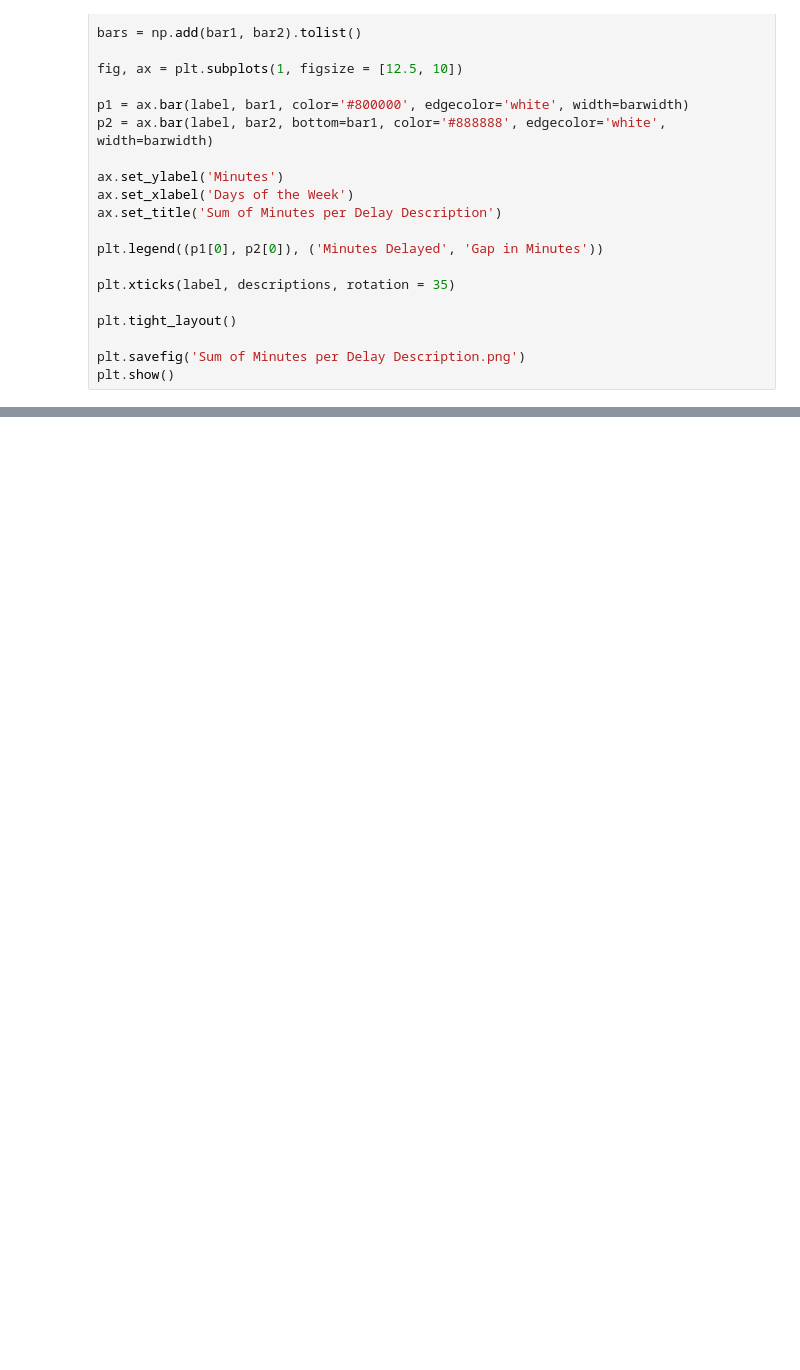
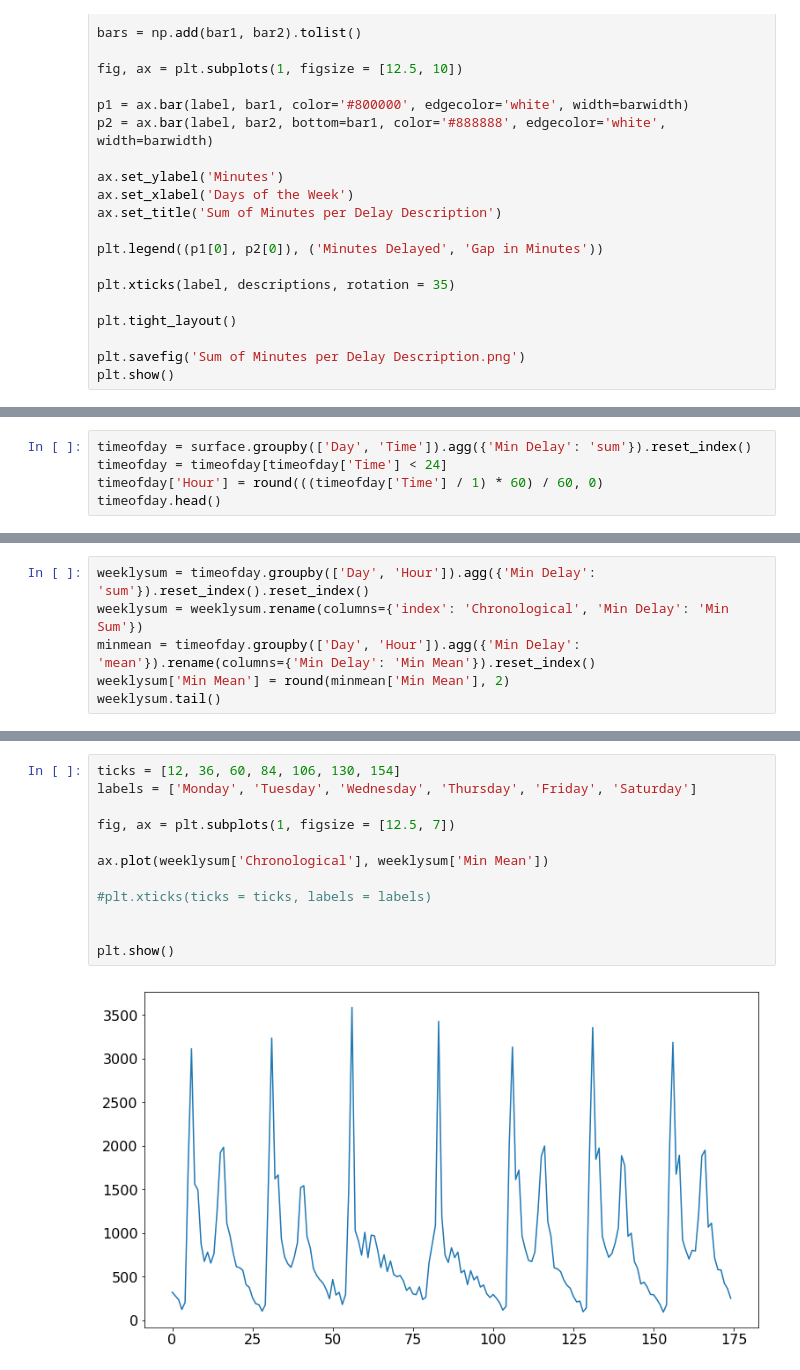
Before and after one commit to sishola/ttc-delays, a Jupyter notebook: Surface Routes/surface_routes_eda.ipynb, the cells around one changed output, grey strips where cells are left out. Saved outputs shown, nothing was run; the diff lists cells and outputs as text; blank space fills up the shorter version.

```diff
--- a/Surface Routes/surface_routes_eda.ipynb
+++ b/Surface Routes/surface_routes_eda.ipynb
@@ -208,0 +264,5 @@ plt.show()
+# %%
+timeofday = surface.groupby(['Day', 'Time']).agg({'Min Delay': 'sum'}).reset_index()
+timeofday = timeofday[timeofday['Time'] < 24]
+timeofday['Hour'] = round(((timeofday['Time'] / 1) * 60) / 60, 0)
+timeofday.head()
@@ -208,0 +276,6 @@ plt.show()
+# %%
+weeklysum = timeofday.groupby(['Day', 'Hour']).agg({'Min Delay': 'sum'}).reset_index().reset_index()
+weeklysum = weeklysum.rename(columns={'index': 'Chronological', 'Min Delay': 'Min Sum'})
+minmean = timeofday.groupby(['Day', 'Hour']).agg({'Min Delay': 'mean'}).rename(columns={'Min Delay': 'Min Mean'}).reset_index()
+weeklysum['Min Mean'] = round(minmean['Min Mean'], 2)
+weeklysum.tail()
@@ -208,0 +334,14 @@ plt.show()
+# %%
+ticks = [12, 36, 60, 84, 106, 130, 154]
+labels = ['Monday', 'Tuesday', 'Wednesday', 'Thursday', 'Friday', 'Saturday']
+
+fig, ax = plt.subplots(1, figsize = [12.5, 7])
+
+ax.plot(weeklysum['Chronological'], weeklysum['Min Mean'])
+
+#plt.xticks(ticks = ticks, labels = labels)
+
+
+plt.show()
+# %% [output]
+[figure, added]
```
Also changed, not shown: parts of 19 cells of this notebook.
